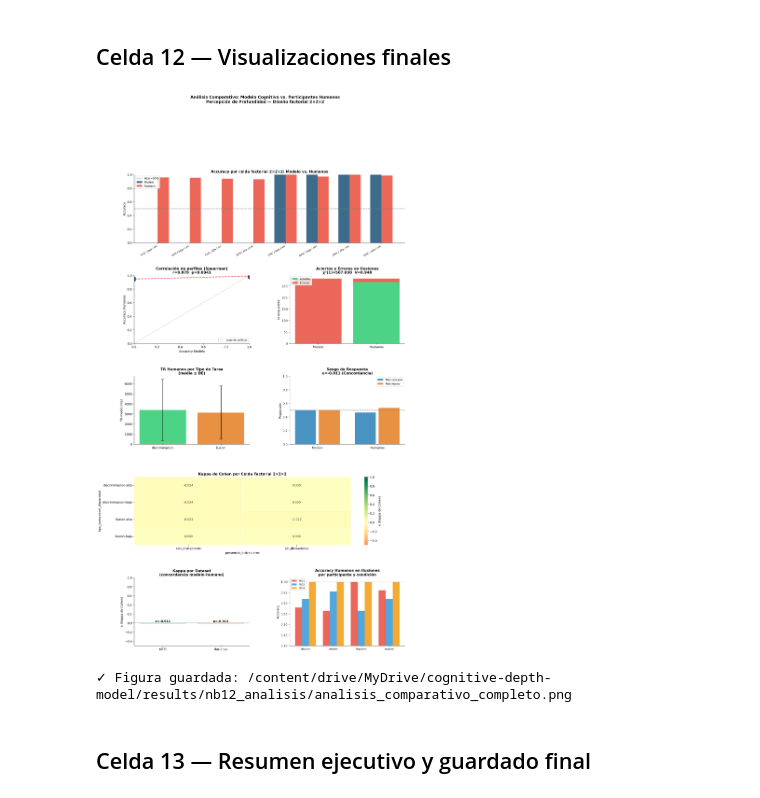
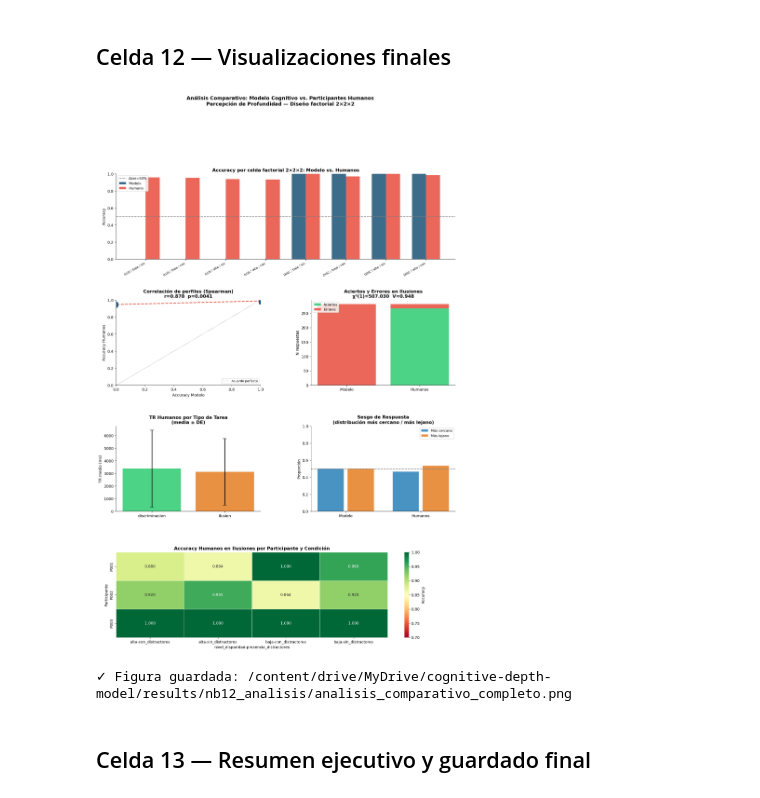
Before and after one commit to yisusgoenaga/cognitive-depth-model, a Jupyter notebook: cognitive-depth-model/notebooks/12_statistical_analysis.ipynb, the cells around one changed output. Drawn from its saved outputs; the diff is of its cells as text; code cells hidden in the pictures.

Commit message:
NB12 correcciones estadísticas: N=190 modelo, Bonferroni, Fisher, concordancia, consistencia errores, limitaciones

```diff
--- a/cognitive-depth-model/notebooks/12_statistical_analysis.ipynb
+++ b/cognitive-depth-model/notebooks/12_statistical_analysis.ipynb
@@ -1108,8 +1215,8 @@ print('\n✓ Análisis estratificados completados.')
 # %% [markdown]
 ## Celda 12 — Visualizaciones finales
 # %%
-fig = plt.figure(figsize=(16, 28))
-gs  = gridspec.GridSpec(5, 2, figure=fig, hspace=0.48, wspace=0.35)
+fig = plt.figure(figsize=(16, 22))
+gs  = gridspec.GridSpec(4, 2, figure=fig, hspace=0.48, wspace=0.35)
 
 # Plot 1: Accuracy por celda factorial (modelo vs humanos)
 ax1 = fig.add_subplot(gs[0, :])
@@ -1169,92 +1276,44 @@ bars_c = ax4.bar(tr_c['tipo_tarea'], tr_c['mean'], yerr=tr_c['std'], capsize=5,
 ax4.set_ylabel('TR medio (ms)')
 ax4.set_title('TR Humanos por Tipo de Tarea\n(media ± DE)', fontweight='bold')
 
 # Plot 5: Sesgo de respuesta
 ax5 = fig.add_subplot(gs[2, 1])
 for i, (ag, df_ag) in enumerate([('Modelo', df_mod), ('Humanos', df_hum)]):
     rc = df_ag['respuesta'].value_counts(normalize=True)
     ax5.bar(i-.2, rc.get('mas_cercano',0), .35, label='Más cercano' if i==0 else '',
             color='#2980b9', alpha=0.85)
     ax5.bar(i+.2, rc.get('mas_lejano', 0), .35, label='Más lejano'  if i==0 else '',
             color='#e67e22', alpha=0.85)
 ax5.set_xticks([0,1])
 ax5.set_xticklabels(['Modelo','Humanos'])
 ax5.axhline(0.5, color='gray', ls='--', lw=1.5)
 ax5.set_ylabel('Proporción')
 ax5.set_ylim(0,1)
-ax5.set_title(f'Sesgo de Respuesta\nκ={kappa_global:.3f} ({interpretar_kappa(kappa_global)[:12]})', fontweight='bold')
+ax5.set_title('Sesgo de Respuesta\n(distribución más cercano / más lejano)', fontweight='bold')
 ax5.legend(fontsize=9)
 
 # Plot 6: Heatmap Kappa por celda
+# Plot 6: Accuracy por participante y condición en ilusiones
 ax6 = fig.add_subplot(gs[3, :])
-kappa_celda_list = []
-for (tt, nd, pd_), grp in df_all.groupby(['tipo_tarea','nivel_disparidad','presencia_distractores']):
-    tareas_c = grp['numero_tarea'].unique()
-    df_kc    = df_kappa[df_kappa['numero_tarea'].isin(tareas_c)]
-    if len(df_kc) >= 4:
-        k_c = cohen_kappa_score(df_kc['bin_mod'], df_kc['bin_hum'])
-        kappa_celda_list.append({'tipo_tarea':tt,'nivel_disparidad':nd,'presencia_distractores':pd_,'kappa':k_c})
-df_kc2 = pd.DataFrame(kappa_celda_list)
-if not df_kc2.empty:
-    pivot_k = df_kc2.pivot_table(values='kappa',
-                                  index=['tipo_tarea','nivel_disparidad'],
-                                  columns='presencia_distractores')
-    sns.heatmap(pivot_k, ax=ax6, annot=True, fmt='.3f', cmap='RdYlGn',
-                center=0, vmin=-0.5, vmax=1, linewidths=0.5,
-                cbar_kws={'label': 'κ (Kappa de Cohen)'})
-    ax6.set_title('Kappa de Cohen por Celda Factorial 2×2×2', fontweight='bold')
-
-# Plot 7: Kappa por dataset (KITTI vs Ilusiones)
-ax7 = fig.add_subplot(gs[4, 0])
-kappas_ds = {}
-for tarea, label in [('discriminacion','KITTI'), ('ilusion','Ilusiones')]:
-    tareas_ds = df_all[df_all['tipo_tarea']==tarea]['numero_tarea'].unique()
-    df_kd = df_kappa[df_kappa['numero_tarea'].isin(tareas_ds)]
-    if len(df_kd) >= 4:
-        kappas_ds[label] = cohen_kappa_score(df_kd['bin_mod'], df_kd['bin_hum'])
-if kappas_ds:
-    bars_k = ax7.bar(kappas_ds.keys(), kappas_ds.values(),
-                     color=[COLORES['kitti'], COLORES['ilusion']], alpha=0.85)
-    ax7.axhline(0, color='gray', ls='-', lw=0.8)
-    ax7.set_ylabel('κ (Kappa de Cohen)')
-    ax7.set_ylim(-0.5, 1)
-    for bar, val in zip(bars_k, kappas_ds.values()):
-        ax7.text(bar.get_x() + bar.get_width()/2, val + 0.03,
-                 f'κ={val:.3f}', ha='center', fontsize=10, fontweight='bold')
-    ax7.set_title('Kappa por Dataset\n(concordancia modelo-humano)', fontweight='bold')
-
-# Plot 8: Accuracy humanos en ilusiones por participante y condición
-ax8 = fig.add_subplot(gs[4, 1])
 df_hum_ilus = df_hum[df_hum['tipo_tarea']=='ilusion']
-conds = df_hum_ilus.groupby(['nivel_disparidad','presencia_distractores']).size().index
-x = np.arange(len(conds))
-w = 0.25
-colores_p = ['#e74c3c', '#3498db', '#f39c12']
-for j, pid in enumerate(sorted(df_hum_ilus['agente_id'].unique())):
-    accs = []
-    for (nd, pd_) in conds:
-        grp = df_hum_ilus[(df_hum_ilus['agente_id']==pid) &
-                          (df_hum_ilus['nivel_disparidad']==nd) &
-                          (df_hum_ilus['presencia_distractores']==pd_)]
-        accs.append(grp['acierto'].mean() if len(grp) > 0 else 0)
-    ax8.bar(x + (j-1)*w, accs, w, label=pid, color=colores_p[j], alpha=0.85)
-ax8.set_xticks(x)
-ax8.set_xticklabels([f'{nd[:4]}/{pd_[:3]}' for nd, pd_ in conds], fontsize=8)
-ax8.set_ylabel('Accuracy')
-ax8.set_ylim(0.7, 1.02)
-ax8.axhline(1.0, color='gray', ls=':', lw=0.8)
-ax8.set_title('Accuracy Humanos en Ilusiones\npor participante y condición', fontweight='bold')
-ax8.legend(fontsize=8)
+tabla_acc = df_hum_ilus.groupby(['agente_id','nivel_disparidad','presencia_distractores'])['acierto'].mean().reset_index()
+tabla_pivot = tabla_acc.pivot_table(values='acierto', index='agente_id',
+    columns=['nivel_disparidad','presencia_distractores'])
+sns.heatmap(tabla_pivot, ax=ax6, annot=True, fmt='.3f', cmap='RdYlGn',
+            vmin=0.7, vmax=1.0, linewidths=0.5,
+            cbar_kws={'label': 'Accuracy'})
+ax6.set_title('Accuracy Humanos en Ilusiones por Participante y Condición', fontweight='bold')
+ax6.set_ylabel('Participante')
 
 plt.suptitle('Análisis Comparativo: Modelo Cognitivo vs. Participantes Humanos\n'
              'Percepción de Profundidad — Diseño factorial 2×2×2',
              fontsize=13, fontweight='bold', y=1.01)
 ruta_fig = os.path.join(NB12_DIR, 'analisis_comparativo_completo.png')
 plt.savefig(ruta_fig, dpi=150, bbox_inches='tight')
 plt.show()
 print(f'✓ Figura guardada: {ruta_fig}')
 # %% [output]
-[figure, old version]
+[figure, new version]
 ✓ Figura guardada: /content/drive/MyDrive/cognitive-depth-model/results/nb12_analisis/analisis_comparativo_completo.png
 # %% [markdown]
 ## Celda 13 — Resumen ejecutivo y guardado final
```
Also changed, not shown: parts of 8 cells of this notebook.
